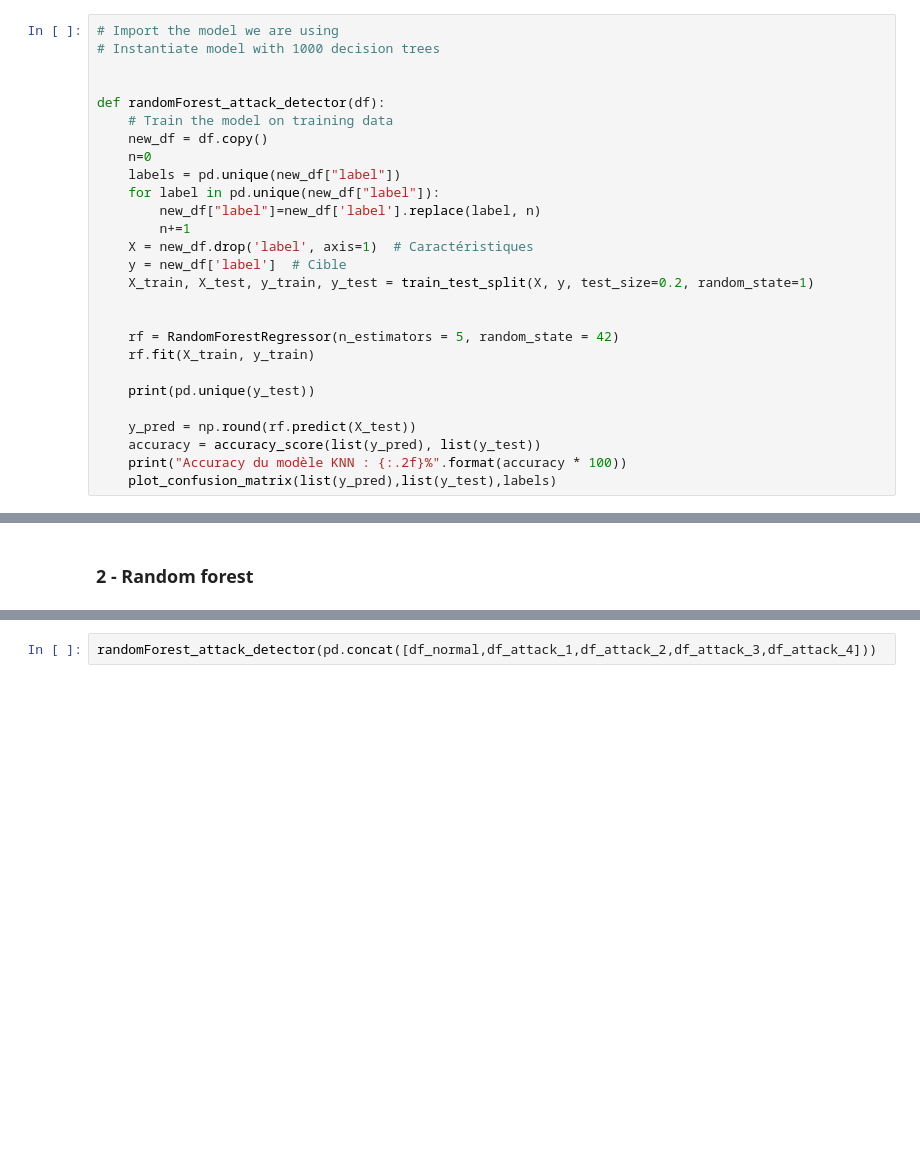
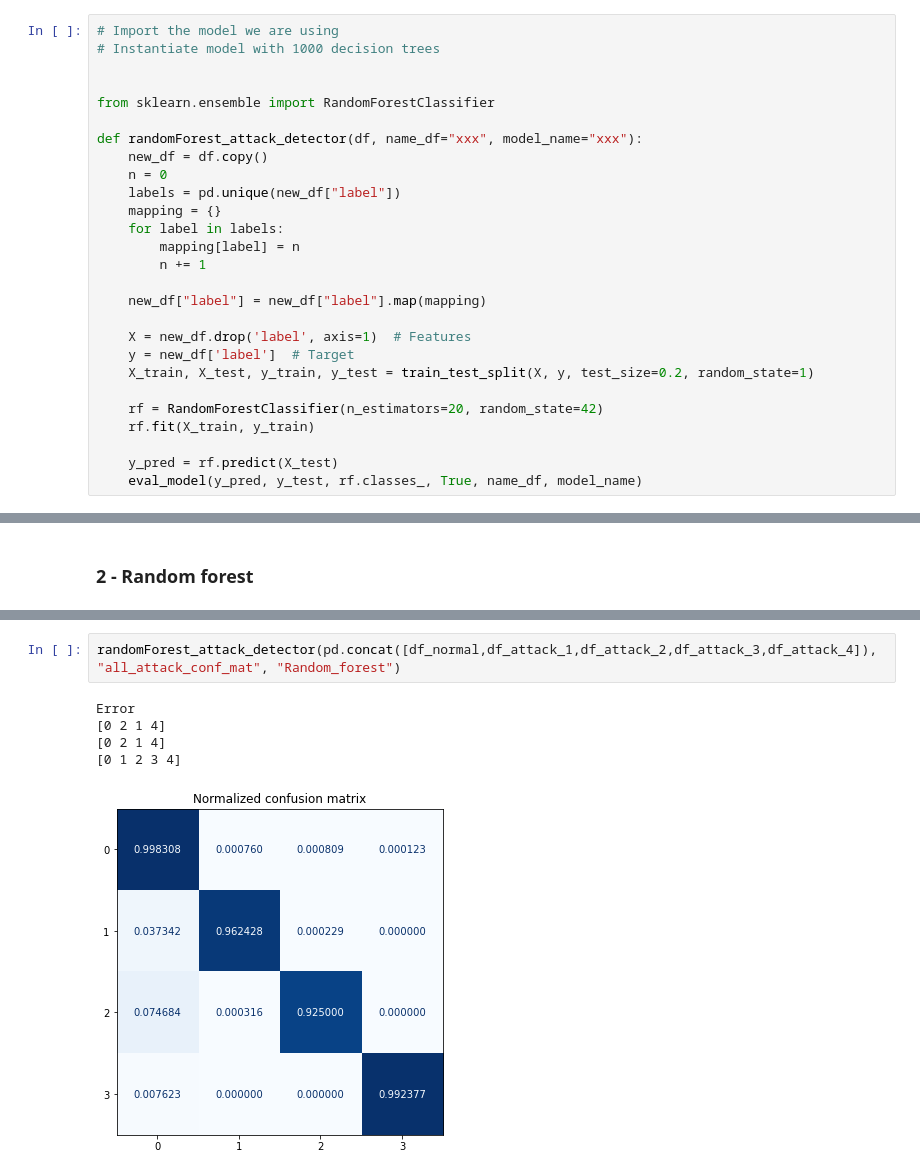
Before and after one commit to Mouret-Orfeu/Projet-Protection-des-donnees, a Jupyter notebook: network_detection.ipynb, the cells around one changed output, grey strips where cells are left out. Drawn from its saved outputs; the diff is of its cells as text; blank space fills up the shorter version.

```diff
--- a/network_detection.ipynb
+++ b/network_detection.ipynb
@@ -84,28 +141,28 @@ def KNN_attack_detection(df):
 # Instantiate model with 1000 decision trees
 
 
-def randomForest_attack_detector(df):
-    # Train the model on training data
+from sklearn.ensemble import RandomForestClassifier
+
+def randomForest_attack_detector(df, name_df="xxx", model_name="xxx"):
     new_df = df.copy()
-    n=0
+    n = 0
     labels = pd.unique(new_df["label"])
-    for label in pd.unique(new_df["label"]):
-        new_df["label"]=new_df['label'].replace(label, n)
-        n+=1
-    X = new_df.drop('label', axis=1)  # Caractéristiques
-    y = new_df['label']  # Cible
+    mapping = {}
+    for label in labels:
+        mapping[label] = n
+        n += 1
+
+    new_df["label"] = new_df["label"].map(mapping)
+
+    X = new_df.drop('label', axis=1)  # Features
+    y = new_df['label']  # Target
     X_train, X_test, y_train, y_test = train_test_split(X, y, test_size=0.2, random_state=1)
 
-
-    rf = RandomForestRegressor(n_estimators = 5, random_state = 42)
+    rf = RandomForestClassifier(n_estimators=20, random_state=42)
     rf.fit(X_train, y_train)
 
-    print(pd.unique(y_test))
-
-    y_pred = np.round(rf.predict(X_test))
-    accuracy = accuracy_score(list(y_pred), list(y_test))
-    print("Accuracy du modèle KNN : {:.2f}%".format(accuracy * 100))
-    plot_confusion_matrix(list(y_pred),list(y_test),labels)
+    y_pred = rf.predict(X_test)
+    eval_model(y_pred, y_test, rf.classes_, True, name_df, model_name)
 # %% [markdown]
 ## IV - Detection
 # %% [markdown]
@@ -157,2 +391,8 @@ Accuracy du modèle KNN : 100.00%
 # %%
-randomForest_attack_detector(pd.concat([df_normal,df_attack_1,df_attack_2,df_attack_3,df_attack_4]))
+randomForest_attack_detector(pd.concat([df_normal,df_attack_1,df_attack_2,df_attack_3,df_attack_4]), "all_attack_conf_mat", "Random_forest")
+# %% [output]
+Error
+[0 2 1 4]
+[0 2 1 4]
+[0 1 2 3 4]
+[figure, added]
```
Also changed, not shown: parts of 17 cells of this notebook, 5 other files.
